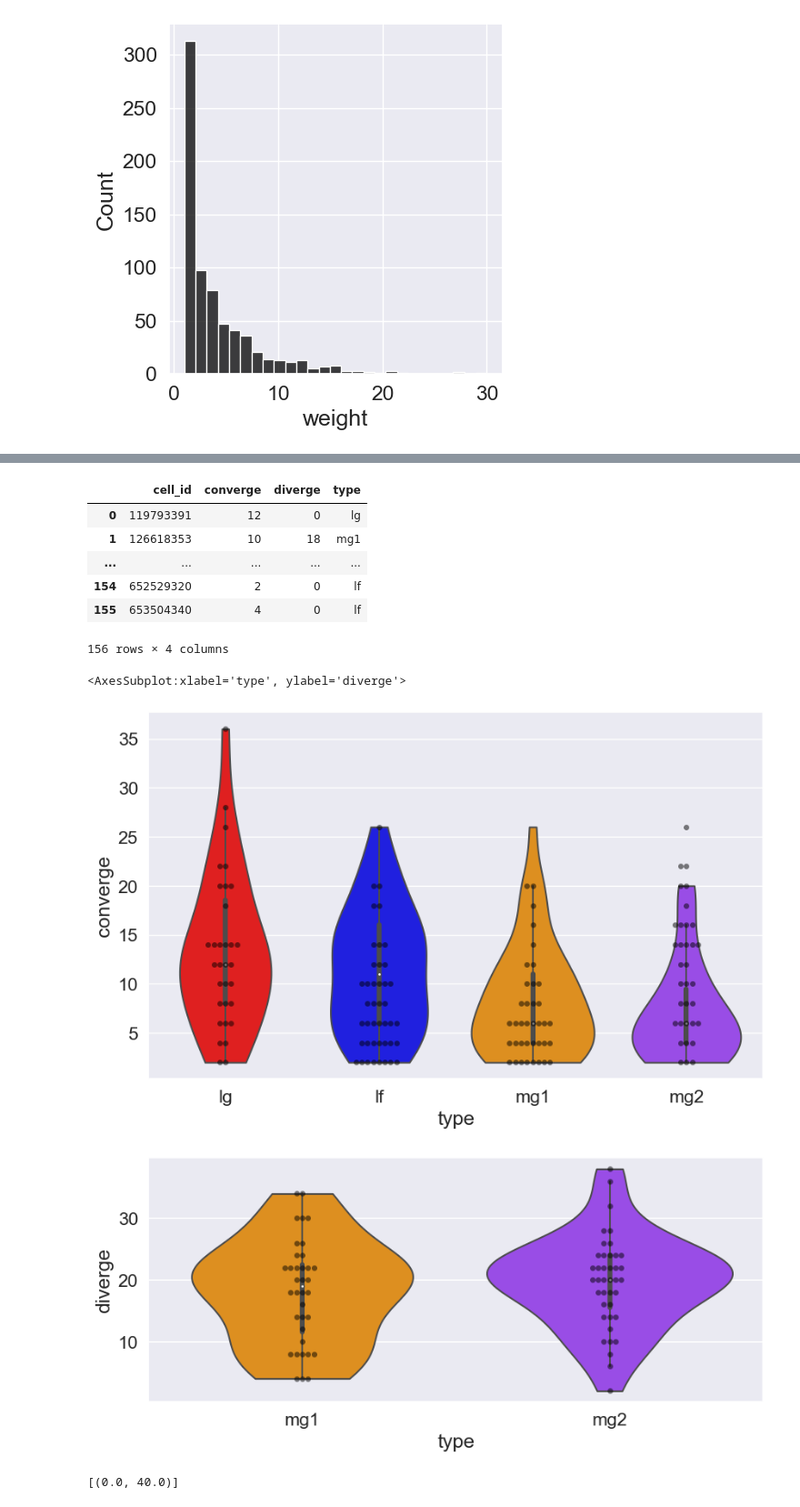
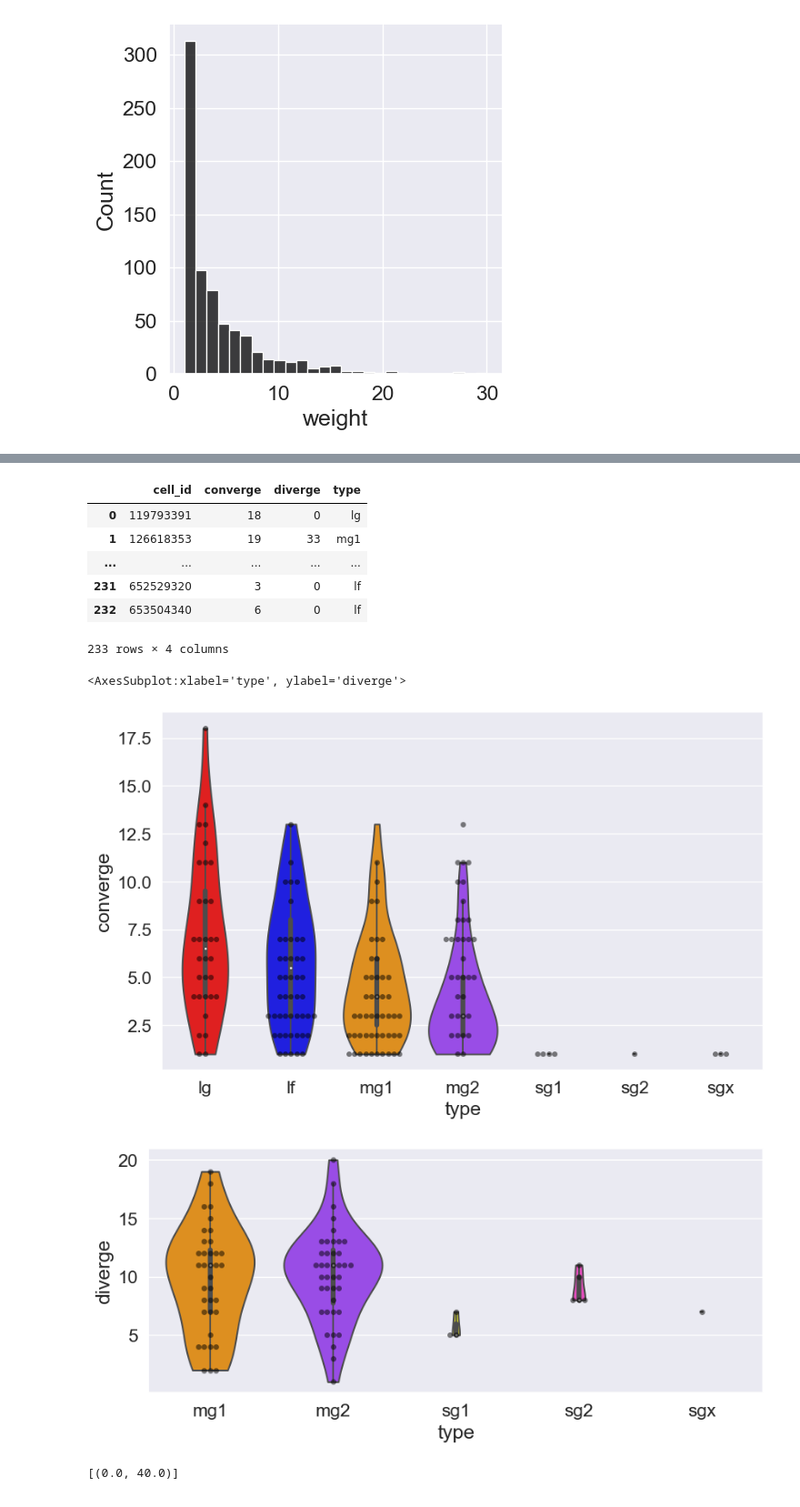
Before and after one commit to neurologic/eCREST, a Jupyter notebook: Network-Analysis.ipynb, the cells around one changed output, grey strips where cells are left out. Shown at 91% size. Saved outputs shown, nothing was run; the diff lists cells and outputs as text; code cells hidden in the pictures.

```diff
--- a/Network-Analysis.ipynb
+++ b/Network-Analysis.ipynb
@@ -103,10 +103,14 @@ for x in nodes:
     # if cell_type[x] in network_types: # if do this, you can't check if the post-syn segments exist as a reconstruction
     cell = ecrest(settings_dict,filepath = nodefiles[x])#,launch_viewer=False)
     base_segments[cell.cell_data['metadata']['main_seg']['base']] = cell.cell_data['base_segments']
+    try:
+        assert cell.cell_data['metadata']['main_seg']['base'] == x
+    except:
+        print(x,cell.cell_data['metadata']['main_seg']['base'])
 # %% [markdown]
 ## Build Graph
 # %%
-network_types = ['mg1','mg2','lg','lf']
+network_types = ['mg1','mg2','lg','lf','sg1','sg2','sgx']
 # %%
 ell = ig_Graph(directed = True)
 ell.add_vertices([n for n in nodes if cell_type[n] in network_types])
@@ -414,7 +482,7 @@ sns.displot(df_edges,x='weight',color='black');
 # %% [output]
 [figure]
 # %%
-palette ={"lg": "#ff0000", "lf": "#0000ff", "mg1": "#fd9400", "mg2": "#9934ff"}
+palette ={"lg": "#ff0000", "lf": "#0000ff", "mg1": "#fd9400", "mg2": "#9934ff", "sg1":"#ffff00", "sg2":"#ff33cc", "sgx":"#a6a6a6"}
 sns.set(font_scale=1.5)
 # %%
 # colors = ["#fd9400", "#9934ff"] #color_structure = {'mg1':'#fd9400', 'mg2':'#9934ff'}
@@ -459,28 +528,28 @@ with pd.option_context('display.max_rows', 4):
     display(df_degree)
 # %% [output]
 |  | cell_id | converge | diverge | type |
-| 0 | 119793391 | 12 | 0 | lg |
-| 1 | 126618353 | 10 | 18 | mg1 |
+| 0 | 119793391 | 18 | 0 | lg |
+| 1 | 126618353 | 19 | 33 | mg1 |
 | ... | ... | ... | ... | ... |
-| 154 | 652529320 | 2 | 0 | lf |
-| 155 | 653504340 | 4 | 0 | lf |
+| 231 | 652529320 | 3 | 0 | lf |
+| 232 | 653504340 | 6 | 0 | lf |
-156 rows × 4 columns
+233 rows × 4 columns
 # %%
 # sns.kdeplot(df_degree,x='converge',hue='type', bw_adjust = 0.75)
 plt.figure(figsize=(10,6))
-sns.violinplot(df_degree[(df_degree.converge != 0)],x='type',y='converge',scale='count',cut=0,palette=palette,order=['lg','lf','mg1','mg2'])
+sns.violinplot(df_degree[(df_degree.converge != 0)],x='type',y='converge',scale='count',cut=0,palette=palette,order=['lg','lf','mg1','mg2','sg1','sg2','sgx'])
 # plt.figure(figsize=(10,4))
 sns.swarmplot(df_degree[(df_degree.converge != 0)],x='type',y='converge',color='black',alpha=0.5)#,jitter=0.25)
 # sns.stripplot(df_degree,x='type',y='converge',alpha=0.5,jitter=0.25)
 
 plt.figure(figsize=(10,4))
-sns.violinplot(df_degree[(df_degree['type'].isin(['mg1','mg2'])) & (df_degree.diverge != 0)],y='diverge',x='type',scale='count',cut=0,palette=palette)
+sns.violinplot(df_degree[(df_degree['type'].isin(['mg1','mg2','sg1','sg2','sgx'])) & (df_degree.diverge != 0)],y='diverge',x='type',scale='count',cut=0,palette=palette)
 # plt.figure(figsize=(10,4))
-sns.swarmplot(df_degree[(df_degree['type'].isin(['mg1','mg2'])) & (df_degree.diverge != 0)],x='type',y='diverge',color='black',alpha=0.5)
+sns.swarmplot(df_degree[(df_degree['type'].isin(['mg1','mg2','sg1','sg2','sgx'])) & (df_degree.diverge != 0)],x='type',y='diverge',color='black',alpha=0.5)
 # %% [output]
 <AxesSubplot:xlabel='type', ylabel='diverge'>
-[figure, old version]
+[figure, new version]
-[figure, old version]
+[figure, new version]
 # %%
 # sns.displot(df_degree[df_degree['type'].isin(['mg1','mg2','mgx'])],x='diverge',hue='type',multiple='dodge')
 
```
Also changed, not shown: parts of 35 cells of this notebook, 4 other files.
